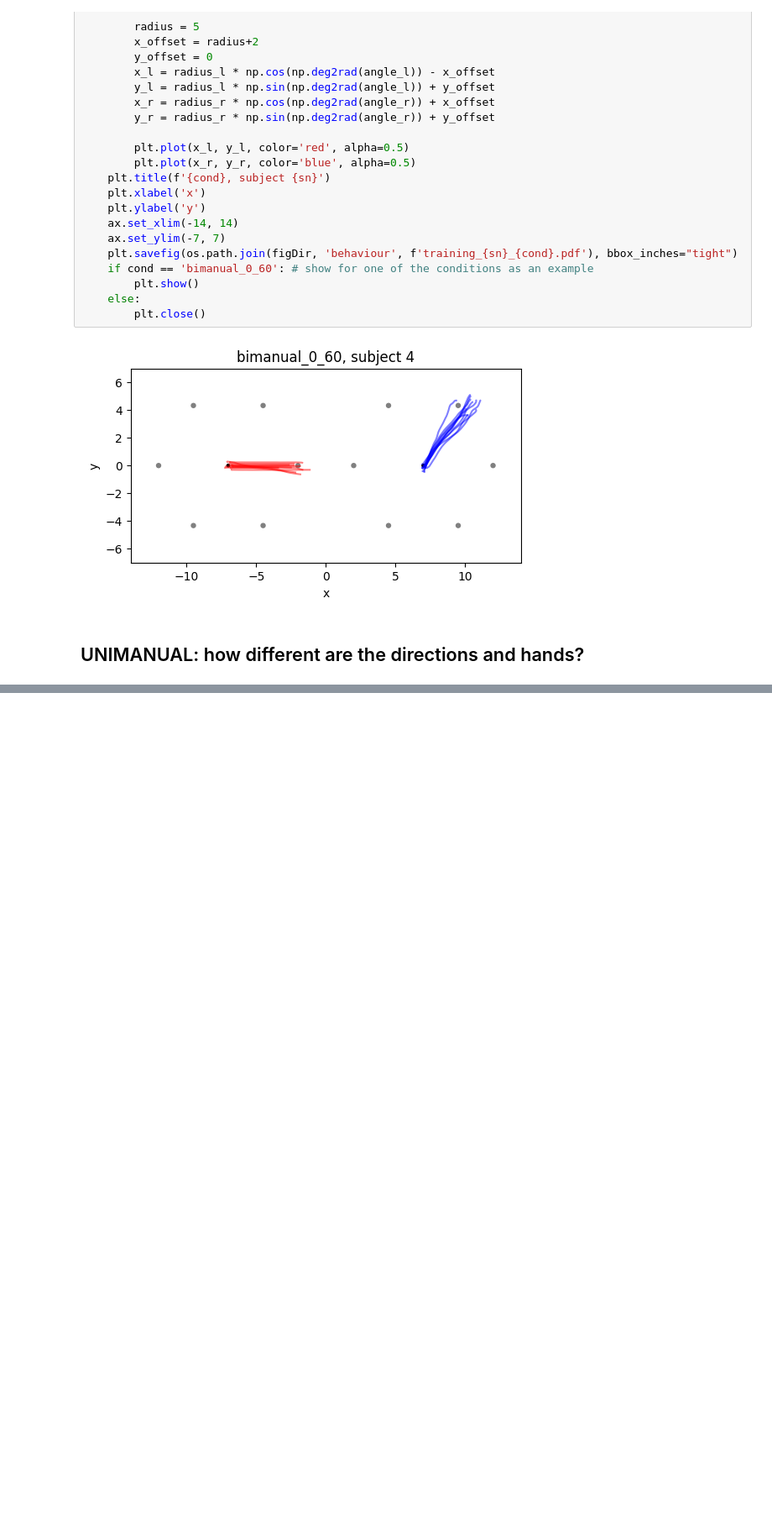
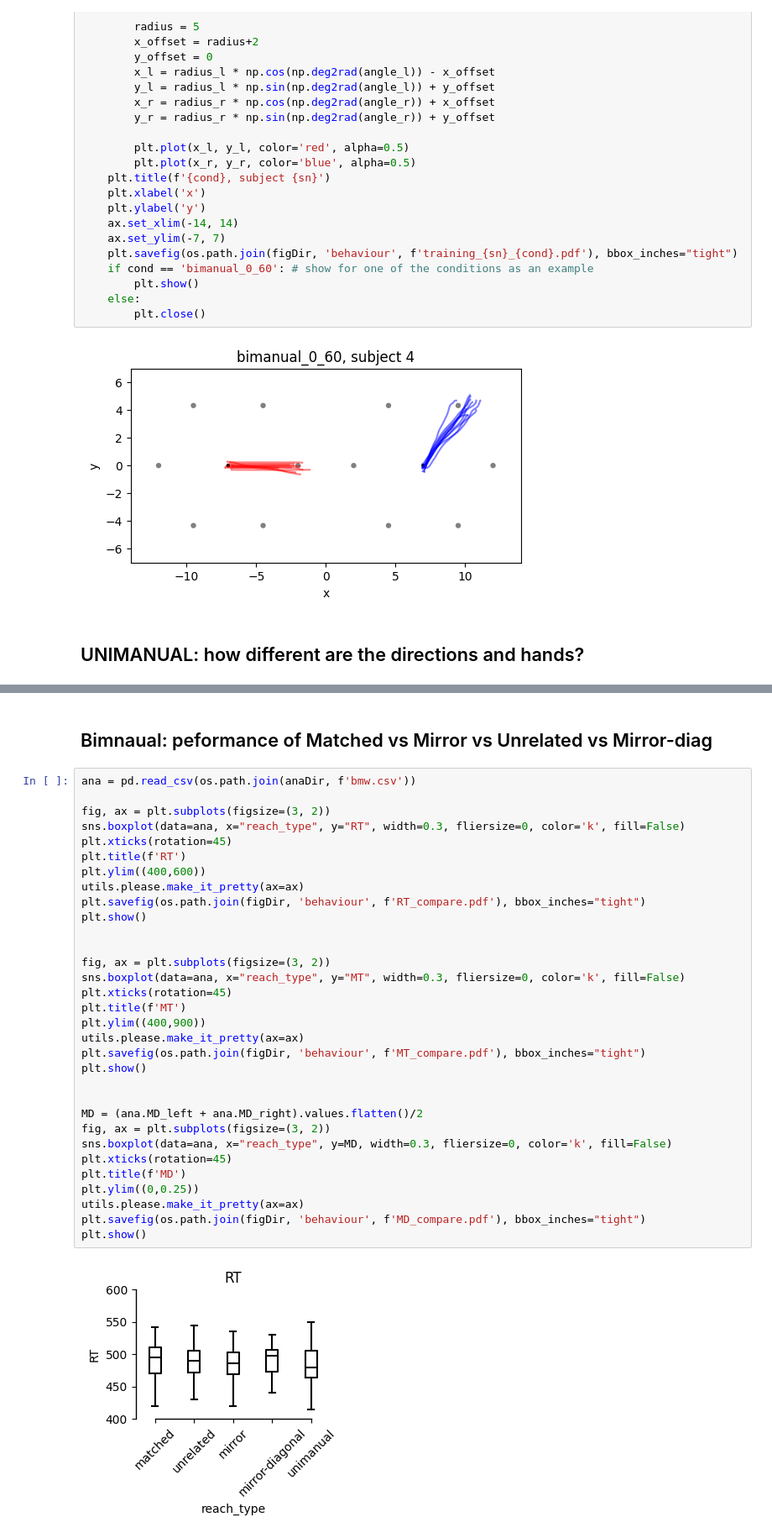
Before and after one commit to alighavam/bimanual_wrist, a Jupyter notebook: bmw_behav_compare.ipynb, the cells around one changed output, grey strips where cells are left out. Shown at 84% size. Saved outputs shown, nothing was run; the diff lists cells and outputs as text; blank space fills up the shorter version.

```diff
--- a/bmw_behav_compare.ipynb
+++ b/bmw_behav_compare.ipynb
@@ -136,0 +138,36 @@ plt.savefig(os.path.join(figDir, 'behaviour', f'training_s{sn}_MD.pdf'), bbox_in
+# %% [markdown]
+## Bimnaual: peformance of Matched vs Mirror vs Unrelated vs Mirror-diag
+# %%
+ana = pd.read_csv(os.path.join(anaDir, f'bmw.csv'))
+
+fig, ax = plt.subplots(figsize=(3, 2))
+sns.boxplot(data=ana, x="reach_type", y="RT", width=0.3, fliersize=0, color='k', fill=False)
+plt.xticks(rotation=45)
+plt.title(f'RT')
+plt.ylim((400,600))
+utils.please.make_it_pretty(ax=ax)
+plt.savefig(os.path.join(figDir, 'behaviour', f'RT_compare.pdf'), bbox_inches="tight")
+plt.show()
+
+
+fig, ax = plt.subplots(figsize=(3, 2))
+sns.boxplot(data=ana, x="reach_type", y="MT", width=0.3, fliersize=0, color='k', fill=False)
+plt.xticks(rotation=45)
+plt.title(f'MT')
+plt.ylim((400,900))
+utils.please.make_it_pretty(ax=ax)
+plt.savefig(os.path.join(figDir, 'behaviour', f'MT_compare.pdf'), bbox_inches="tight")
+plt.show()
+
+
+MD = (ana.MD_left + ana.MD_right).values.flatten()/2
+fig, ax = plt.subplots(figsize=(3, 2))
+sns.boxplot(data=ana, x="reach_type", y=MD, width=0.3, fliersize=0, color='k', fill=False)
+plt.xticks(rotation=45)
+plt.title(f'MD')
+plt.ylim((0,0.25))
+utils.please.make_it_pretty(ax=ax)
+plt.savefig(os.path.join(figDir, 'behaviour', f'MD_compare.pdf'), bbox_inches="tight")
+plt.show()
+# %% [output]
+[figure, added]
```
Also changed, not shown: parts of 4 cells of this notebook, 5 other files.
